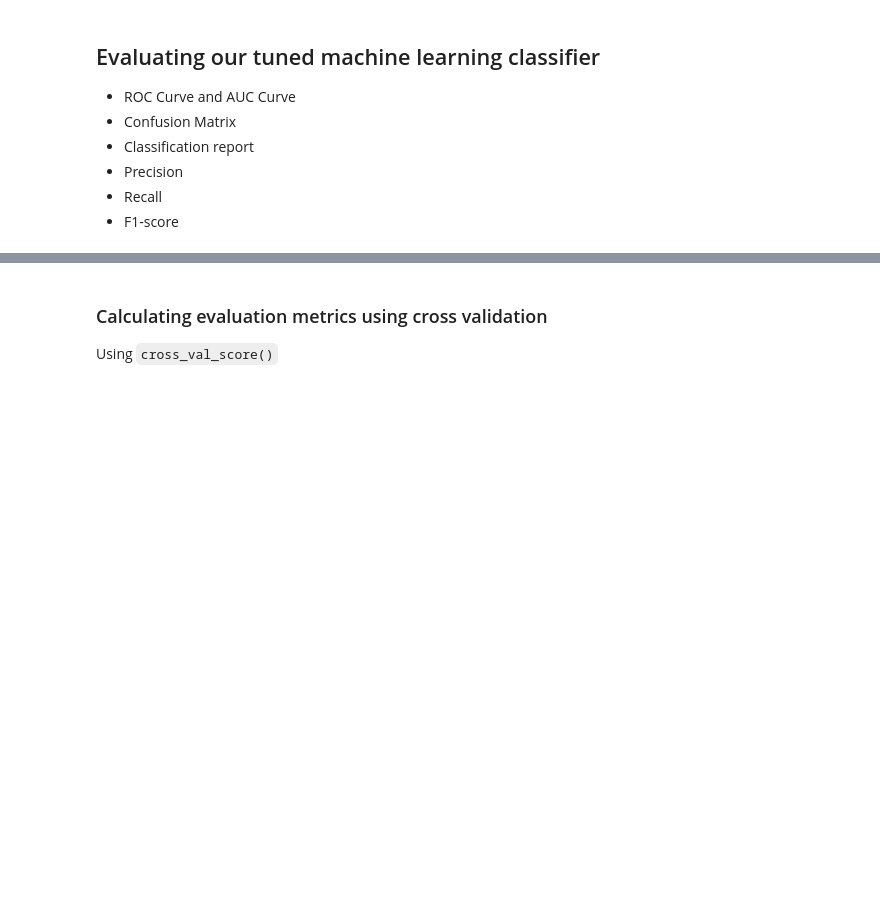
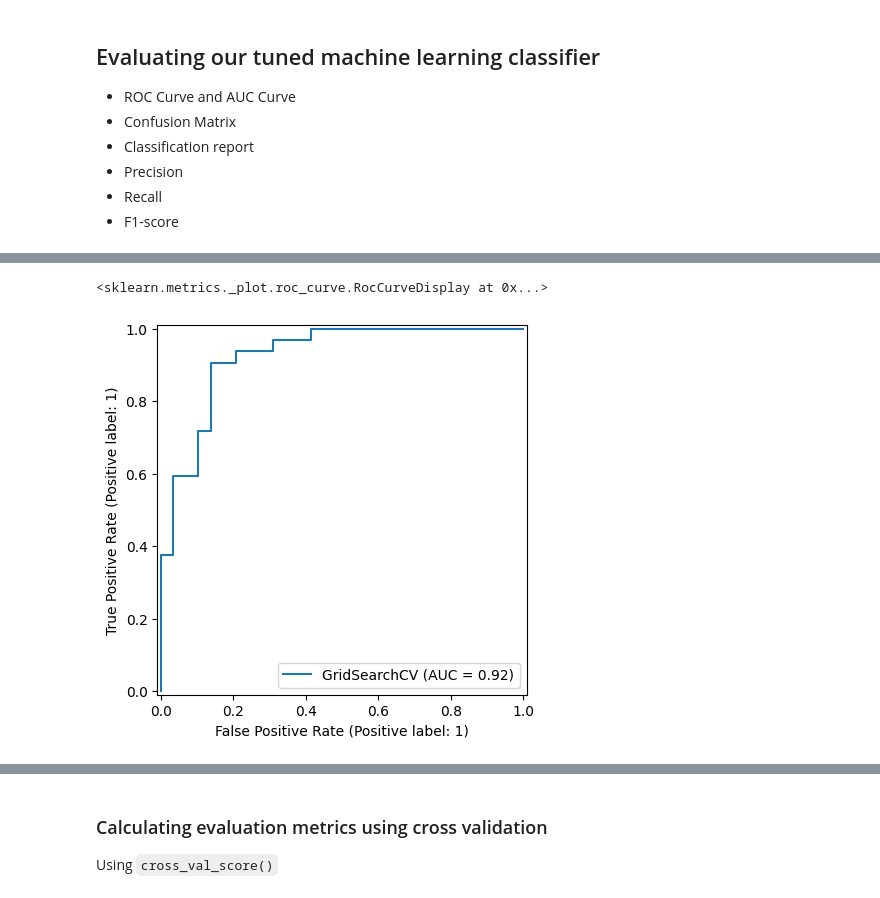
Before and after one commit to Suraj-singh048/Heart-Disease-Predictor, a Jupyter notebook: end-to-end heart-disease-classification.ipynb, the cells around one changed output, grey strips where cells are left out. Cells and saved outputs as stored; diff of their text form; code cells hidden in the pictures; blank space fills up the shorter version.

```diff
--- a/end-to-end heart-disease-classification.ipynb
+++ b/end-to-end heart-disease-classification.ipynb
@@ -283,6 +490,9 @@ x_test.head()
 # %%
 # Plot ROC Curve and calculate AUC metric
-plot_roc_curve(gs_log_reg, x_test, y_test)
+RocCurveDisplay.from_estimator(gs_log_reg, x_test, y_test)
+# %% [output]
+<sklearn.metrics._plot.roc_curve.RocCurveDisplay at 0x...>
+[figure, added]
 # %%
 # Confusion matrix
 print(confusion_matrix(y_test, y_preds))
```
Also changed, not shown: parts of 46 cells of this notebook, 3 other files.
